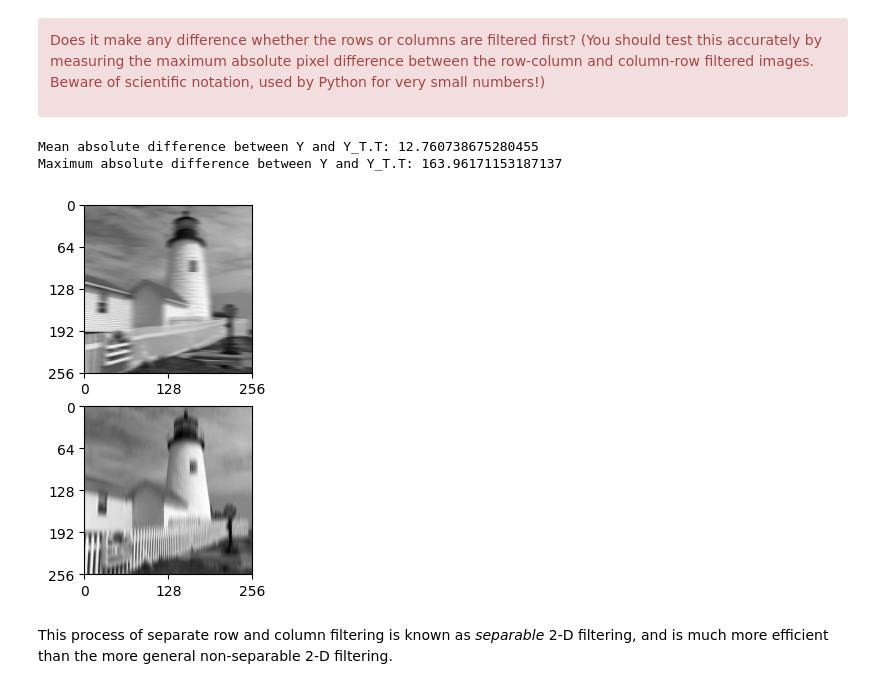
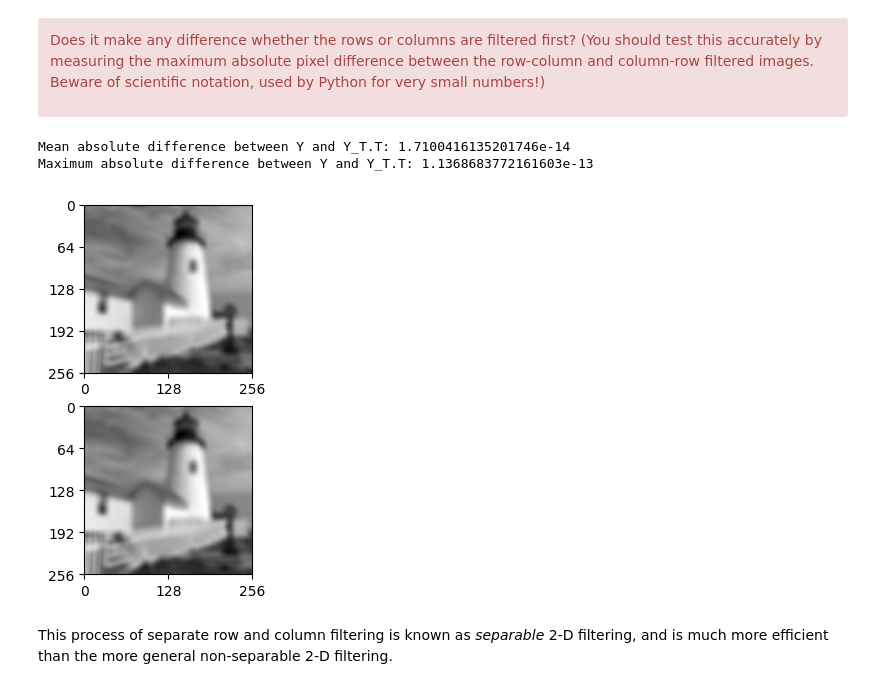
Before and after one commit to Aaron-AA0721/cued_sf2_lab, a Jupyter notebook: 5-simple-image-filtering.ipynb, the cells around one changed output. Cells and saved outputs as stored; diff of their text form; code cells hidden in the pictures.

```diff
--- a/5-simple-image-filtering.ipynb
+++ b/5-simple-image-filtering.ipynb
@@ -161,9 +169,9 @@ Use `convse` to filter the rows of your image with the
 15-tap half-cosine filter, noting the absence of edge effects.
 # %%
 # your code here
-Y=convse(X, halfcos(15))
+Y= convse(convse(X, halfcos(15)).T, halfcos(15)).T
 fig, ax = plt.subplots(2, 1)
-plot_image(X_f, ax=ax[0])
+plot_image(X, ax=ax[0])
 plot_image(Y, ax=ax[1])
 # %% [output]
 <matplotlib.image.AxesImage at 0x...>
@@ -180,20 +188,20 @@ Does it make any difference whether the rows or columns are filtered first? (You
 </div>
 # %%
 # your code here
-Y_T = convse(X.T, halfcos(15))
+Y_T = convse(convse(X.T, halfcos(15)).T, halfcos(15)).T
 
 fig, ax = plt.subplots(2, 1)
 plot_image(Y, ax=ax[0])
 plot_image(Y_T.T, ax=ax[1])
 
 mean_diff = np.mean(np.abs(Y - Y_T.T))
 print("Mean absolute difference between Y and Y_T.T:", mean_diff)
 maximum_diff = np.max(np.abs(Y - Y_T.T))
 print("Maximum absolute difference between Y and Y_T.T:", maximum_diff)
 # %% [output]
-Mean absolute difference between Y and Y_T.T: 12.760738675280455
-Maximum absolute difference between Y and Y_T.T: 163.96171153187137
+Mean absolute difference between Y and Y_T.T: 1.7100416135201746e-14
+Maximum absolute difference between Y and Y_T.T: 1.1368683772161603e-13
-[figure, old version]
+[figure, new version]
 # %% [markdown]
 This process of separate row and column filtering is known as
 *separable* 2-D filtering, and is much more efficient than
```
Also changed, not shown: parts of 6 cells of this notebook, 1 other file.
